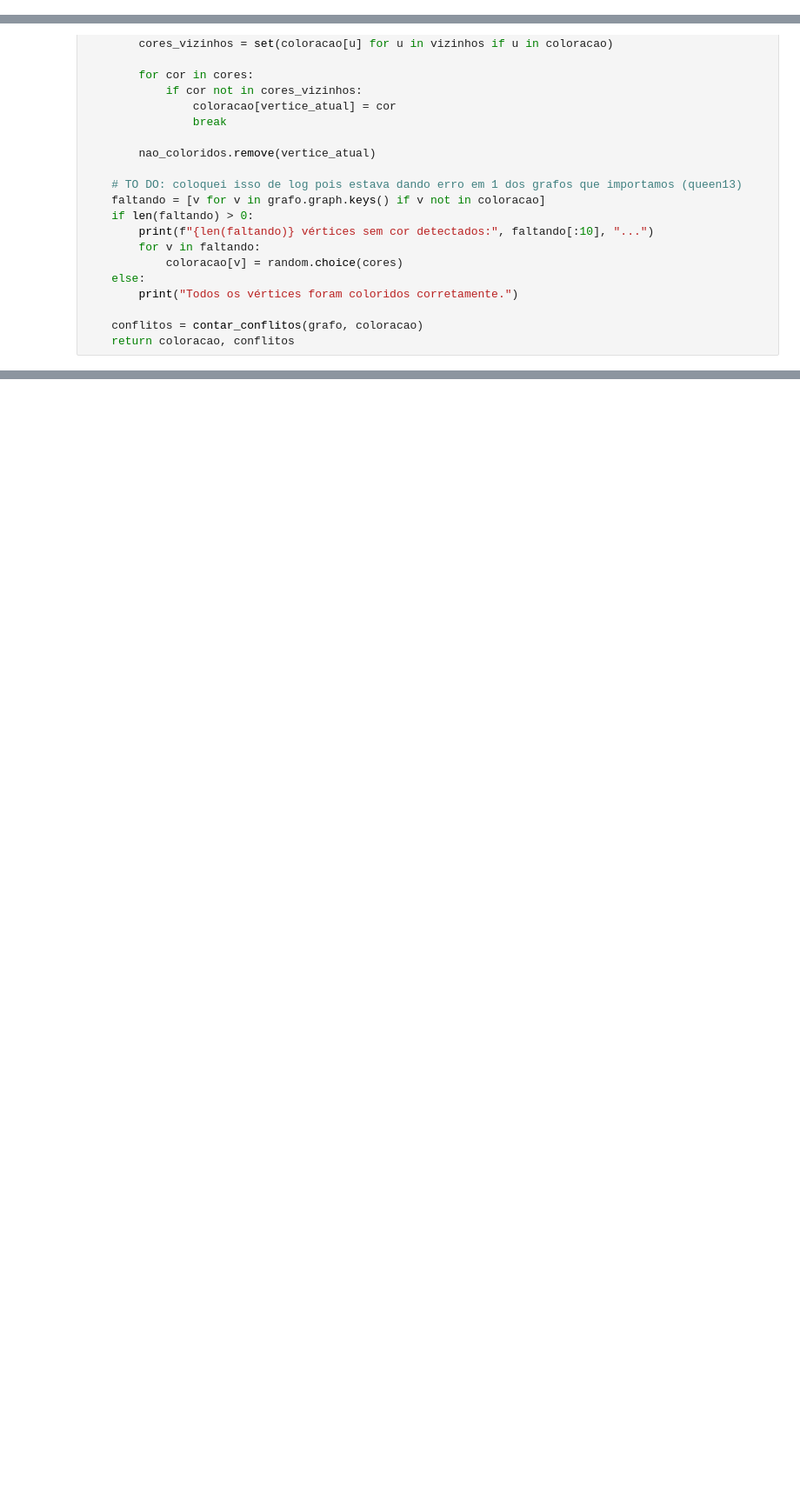
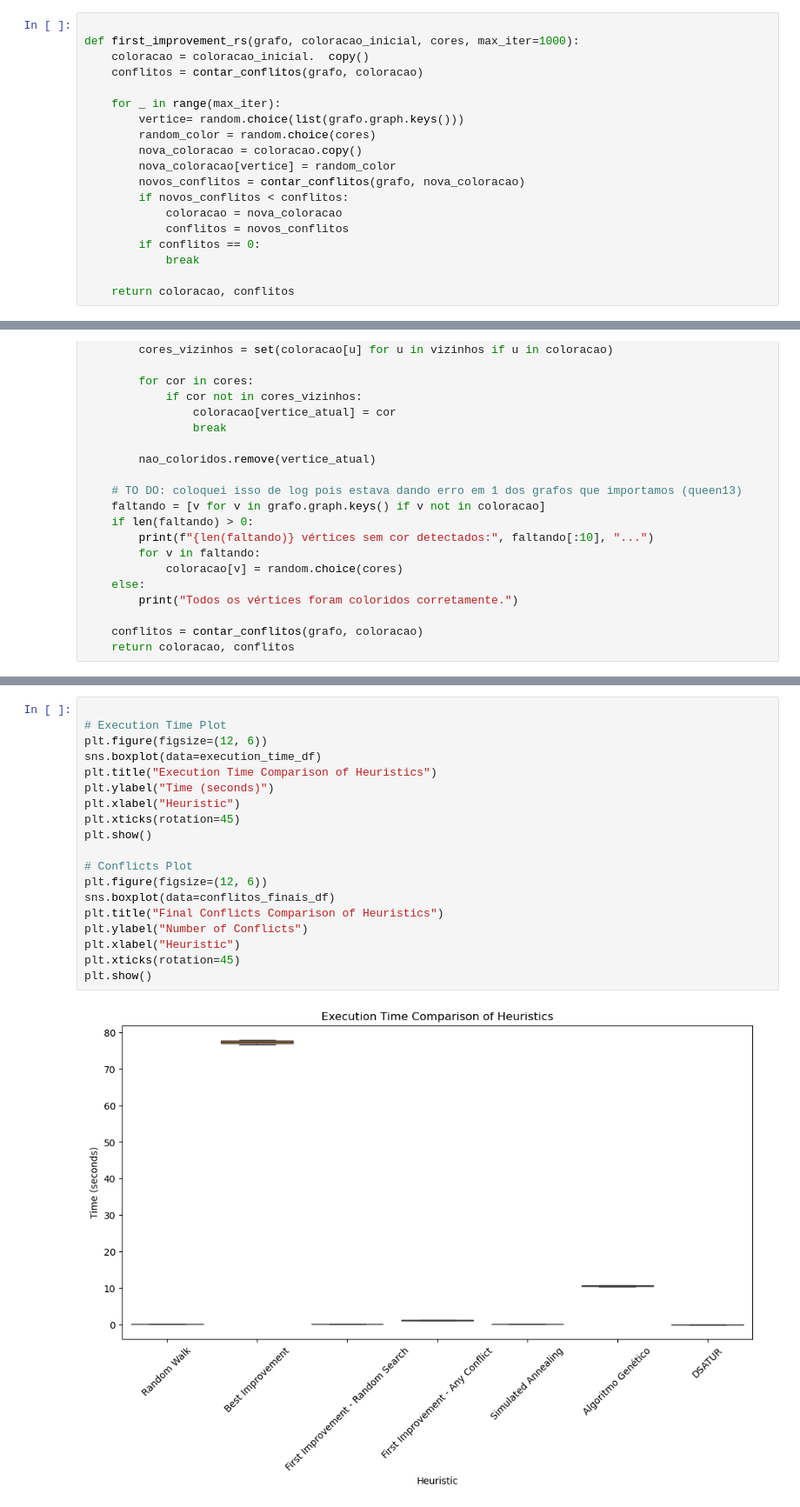
Before and after one commit to acpDaniel/graph-coloring, a Jupyter notebook: TP2_CSP_LocalSearch_GA.ipynb, the cells around one changed output, grey strips where cells are left out. Shown at 87% size. Saved outputs shown, nothing was run; the diff lists cells and outputs as text; blank space fills up the shorter version.

Commit message:
Minor corrections + graph additions

```diff
--- a/TP2_CSP_LocalSearch_GA.ipynb
+++ b/TP2_CSP_LocalSearch_GA.ipynb
@@ -322,3 +319,22 @@ def best_improvement(grafo, coloracao_inicial, cores, max_iter=1000):
+# %%
+
+def first_improvement_rs(grafo, coloracao_inicial, cores, max_iter=1000):
+    coloracao = coloracao_inicial.  copy()
+    conflitos = contar_conflitos(grafo, coloracao)
+
+    for _ in range(max_iter):
+        vertice= random.choice(list(grafo.graph.keys()))
+        random_color = random.choice(cores)
+        nova_coloracao = coloracao.copy()
+        nova_coloracao[vertice] = random_color
+        novos_conflitos = contar_conflitos(grafo, nova_coloracao)
+        if novos_conflitos < conflitos:
+            coloracao = nova_coloracao
+            conflitos = novos_conflitos
+        if conflitos == 0:
+            break
+
+    return coloracao, conflitos
 # %% [markdown]
 #### First Improvement with Any Conflict (FI with AC)
 # %%
@@ -727,0 +841,21 @@ Total de vértices: 169
+# %%
+
+# Execution Time Plot
+plt.figure(figsize=(12, 6))
+sns.boxplot(data=execution_time_df)
+plt.title("Execution Time Comparison of Heuristics")
+plt.ylabel("Time (seconds)")
+plt.xlabel("Heuristic")
+plt.xticks(rotation=45)
+plt.show()
+
+# Conflicts Plot
+plt.figure(figsize=(12, 6))
+sns.boxplot(data=conflitos_finais_df)
+plt.title("Final Conflicts Comparison of Heuristics")
+plt.ylabel("Number of Conflicts")
+plt.xlabel("Heuristic")
+plt.xticks(rotation=45)
+plt.show()
+# %% [output]
+[figure, added]
```
Also changed, not shown: parts of 14 cells of this notebook, 1 other file.
